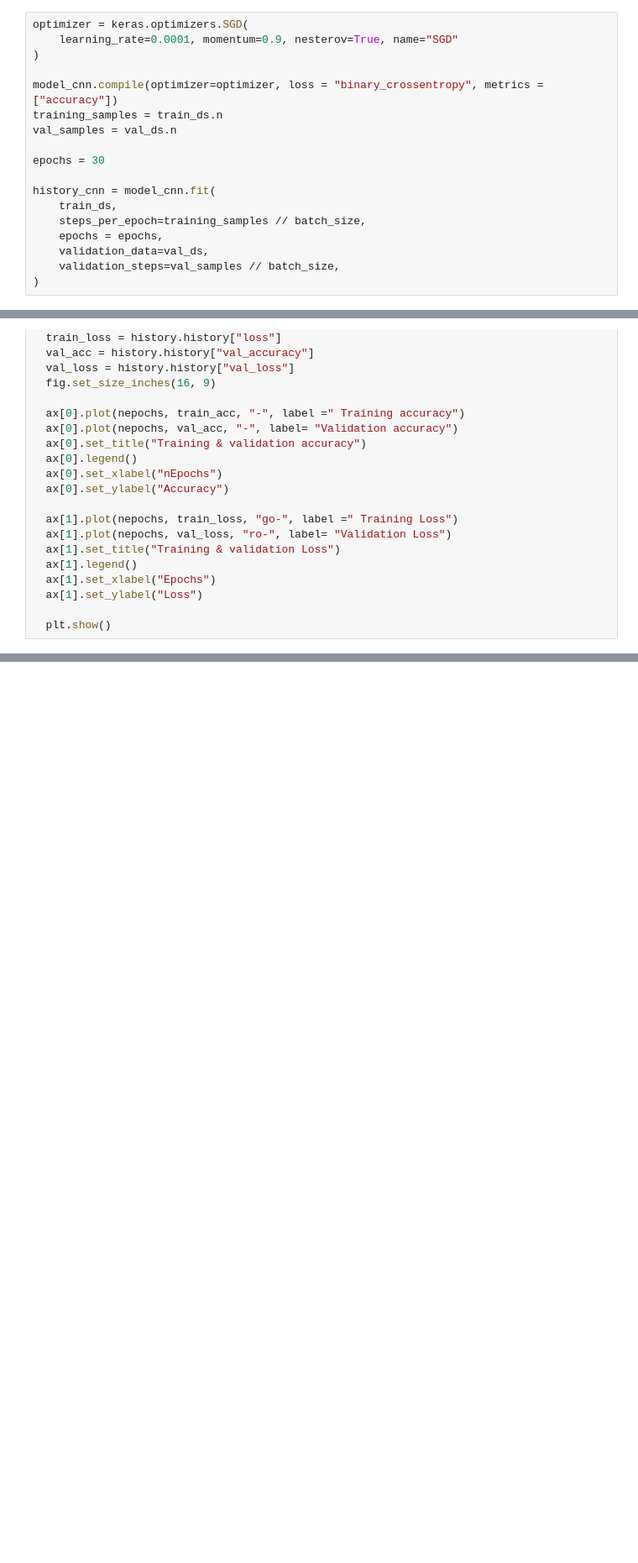
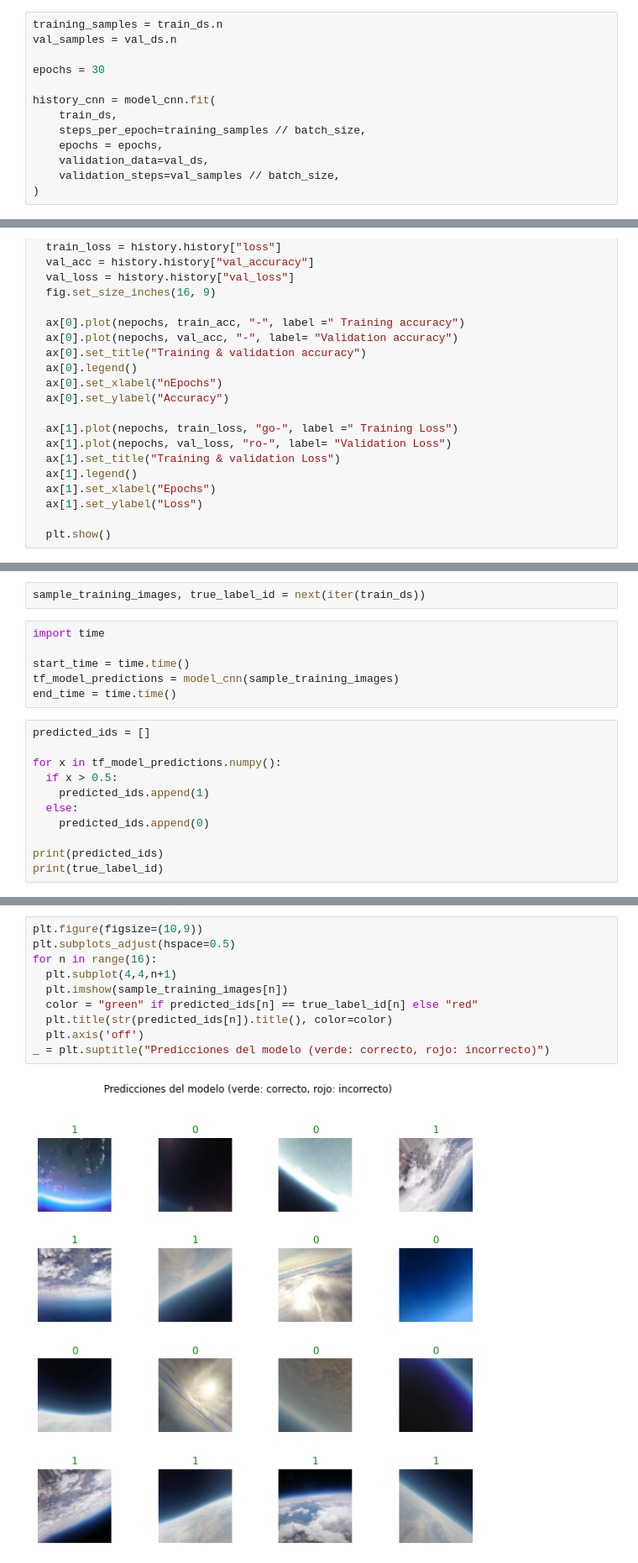
Before and after one commit to ChristianConchari/Strathospheric-ballon-earth-observation-gathered-imagery-classification-through-TinyML, a Jupyter notebook: classification_model_ballon.ipynb, the cells around one changed output, grey strips where cells are left out. Shown: that part at 84% size. Drawn from its saved outputs; the diff is of its cells as text; blank space fills up the shorter version.

```diff
--- a/classification_model_ballon.ipynb
+++ b/classification_model_ballon.ipynb
@@ -100,9 +157,4 @@ model_cnn.summary()
 # %%
-optimizer = keras.optimizers.SGD(
-    learning_rate=0.0001, momentum=0.9, nesterov=True, name="SGD"
-)
-
-model_cnn.compile(optimizer=optimizer, loss = "binary_crossentropy", metrics = ["accuracy"])
 training_samples = train_ds.n
 val_samples = val_ds.n
 
@@ -151,0 +223,19 @@ model_cnn(sample_training_images[:4])
+# %%
+sample_training_images, true_label_id = next(iter(train_ds))
+# %%
+import time
+
+start_time = time.time()
+tf_model_predictions = model_cnn(sample_training_images)
+end_time = time.time()
+# %%
+predicted_ids = []
+
+for x in tf_model_predictions.numpy():
+  if x > 0.5:
+    predicted_ids.append(1)
+  else:
+    predicted_ids.append(0)
+
+print(predicted_ids)
+print(true_label_id)
@@ -151,0 +245,12 @@ model_cnn(sample_training_images[:4])
+# %%
+plt.figure(figsize=(10,9))
+plt.subplots_adjust(hspace=0.5)
+for n in range(16):
+  plt.subplot(4,4,n+1)
+  plt.imshow(sample_training_images[n])
+  color = "green" if predicted_ids[n] == true_label_id[n] else "red"
+  plt.title(str(predicted_ids[n]).title(), color=color)
+  plt.axis('off')
+_ = plt.suptitle("Predicciones del modelo (verde: correcto, rojo: incorrecto)")
+# %% [output]
+[figure, added]
```
Also changed, not shown: parts of 21 cells of this notebook.
